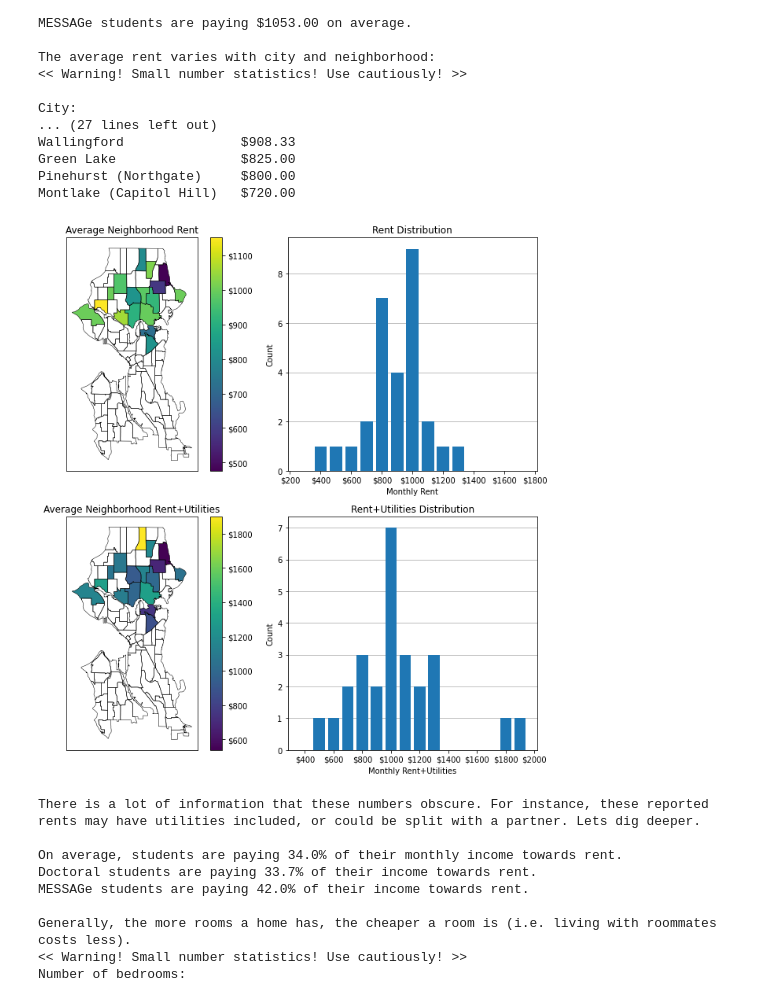
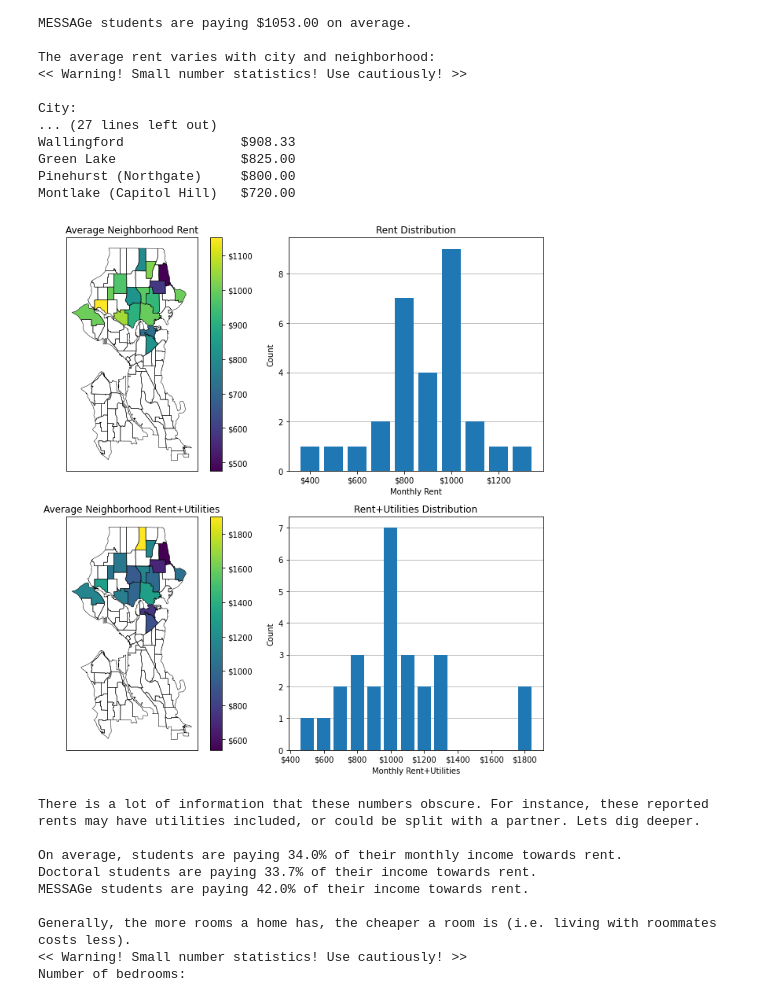
Before and after one commit to tarynblack/puget_sound_housing, a Jupyter notebook: 2022/housing2022.ipynb, the cells around one changed output. Cells and saved outputs as stored; diff of their text form; code cells hidden in the pictures.

Commit message:
Update rent histogram to remove hard-coded numbers

```diff
--- a/2022/housing2022.ipynb
+++ b/2022/housing2022.ipynb
@@ -286,36 +287,36 @@ showNeighborhoodOutlines(axs[0])
 geo_responses.plot(ax=axs[0], column='cost_monthly', legend=True, legend_kwds={'format': '$%.0f'})
 axs[0].set_title('Average Neighborhood Rent')
 axs[0].xaxis.set_visible(False)
 axs[0].yaxis.set_visible(False)
 
 # -- as histogram
-axs[1].hist(renters.cost_monthly.values, rwidth=0.8, bins=list(range(300,1900,100)), align='left', zorder=3)
+axs[1].hist(renters.cost_monthly.values, rwidth=0.8, bins=list(range(floor(renters.cost_monthly.min(skipna=True)/100)*100, ceil(renters.cost_monthly.max(skipna=True)/100)*100 + 100, 100)), align='left', zorder=3)
 axs[1].set_title('Rent Distribution')
 axs[1].set_xlabel('Monthly Rent')
 axs[1].set_ylabel('Count')
 axs[1].xaxis.set_major_formatter(formatter)
 axs[1].grid(axis='y', zorder=0)
 
 # -- as map, including utilities
 showNeighborhoodOutlines(axs[2])
 geo_responses.plot(ax=axs[2], column='cost_total', legend=True, legend_kwds={'format': '$%.0f'})
 axs[2].set_title('Average Neighborhood Rent+Utilities')
 axs[2].xaxis.set_visible(False)
 axs[2].yaxis.set_visible(False)
 
 # -- as histogram, including utilities
-axs[3].hist(renters.cost_total.values, rwidth=0.8, bins=list(range(400,2100,100)), align='left', zorder=3)
+axs[3].hist(renters.cost_total.values, rwidth=0.8, bins=list(range(floor(renters.cost_total.min(skipna=True)/100)*100, ceil(renters.cost_total.max(skipna=True)/100)*100 + 100, 100)), align='left', zorder=3)
 axs[3].set_title('Rent+Utilities Distribution')
 axs[3].set_xlabel('Monthly Rent+Utilities')
 axs[3].set_ylabel('Count')
 axs[3].xaxis.set_major_formatter(formatter)
 axs[3].grid(axis='y', zorder=0)
 
 plt.tight_layout()
 
 plt.savefig('./rent.png', bbox_inches='tight', dpi=300, facecolor='white', transparent=False)
 # %% [output]
-[figure, old version]
+[figure, new version]
 # %%
 
 print('\nThere is a lot of information that these numbers obscure. For instance, these reported rents may have utilities included, or could be split with a partner. Let''s dig deeper.')
```
Also changed, not shown: parts of 1 cell of this notebook.
